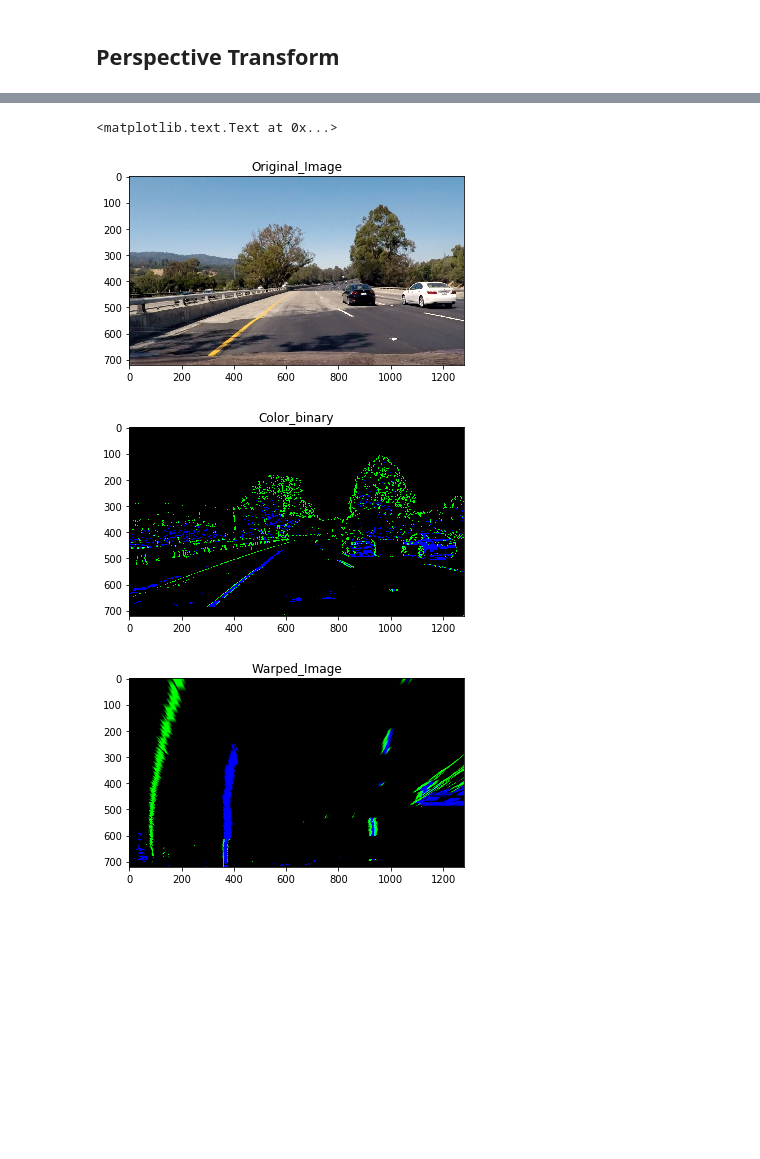
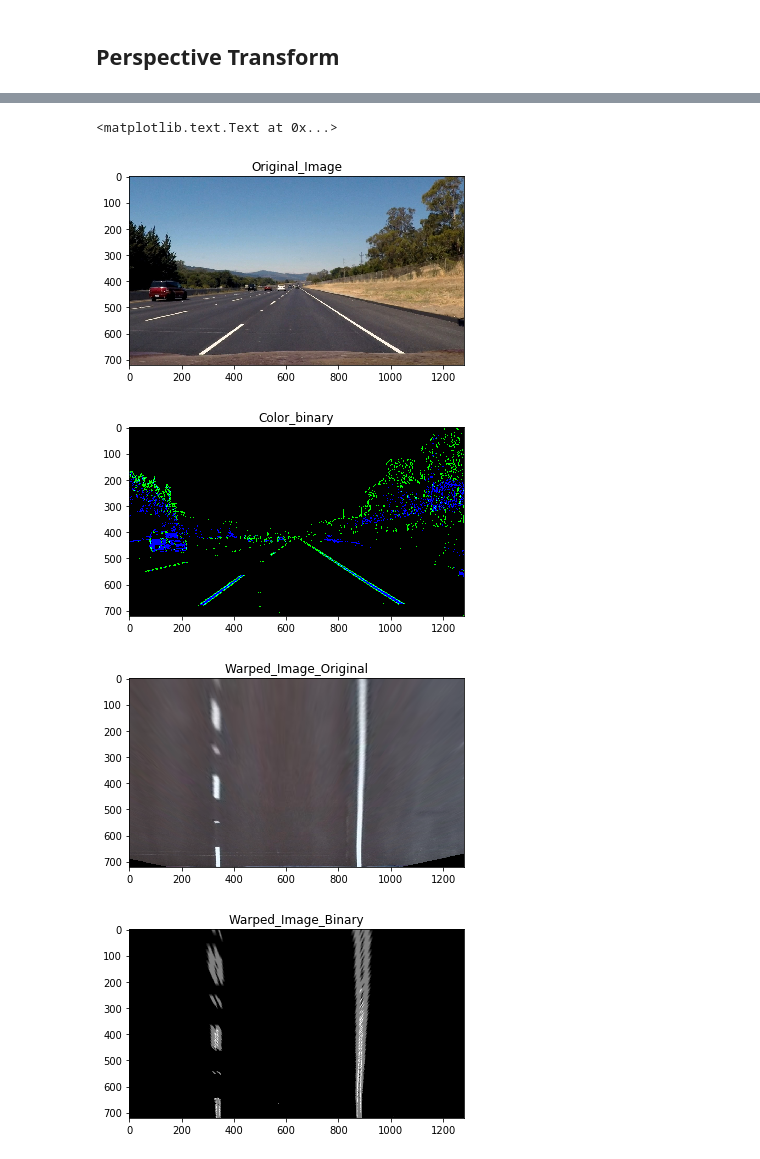
Before and after one commit to OwenHua666/CarND-Advanced-Lane-Lines, a Jupyter notebook: Advanced_Lane_Detection_Notebook.ipynb, the cells around one changed output, grey strips where cells are left out. Drawn from its saved outputs; the diff is of its cells as text; code cells hidden in the pictures; blank space fills up the shorter version.

Commit message:
Update on model and test video. I need to improve the model by my notes.

```diff
--- a/Advanced_Lane_Detection_Notebook.ipynb
+++ b/Advanced_Lane_Detection_Notebook.ipynb
@@ -179,18 +179,19 @@ def region_of_interest(img, vertices):
     """
     #defining a blank mask to start with
     mask = np.zeros_like(img)
-
     #defining a 3 channel or 1 channel color to fill the mask with depending on the input image
     if len(img.shape) > 2:
         channel_count = img.shape[2]  # i.e. 3 or 4 depending on your image
         ignore_mask_color = (255,) * channel_count
     else:
         ignore_mask_color = 255
-
     #filling pixels inside the polygon defined by "vertices" with the fill color
     cv2.fillPoly(mask, vertices, ignore_mask_color)
 
     #returning the image only where mask pixels are nonzero
+    plt.figure()
+    plt.title('test_mask')
+    plt.imshow(mask,cmap='gray')
     masked_image = cv2.bitwise_and(img, mask)
     return masked_image
 
@@ -225,22 +227,39 @@ plt.title('Warped_Image')
 # %%
 # Show a curved lane image and its warped version
-image = cv2.imread('test_images/test4.jpg')
+input_image = 'straight_lines2'
+image = cv2.imread('test_images/'+input_image+'.jpg')
 image_copy = np.copy(image)
 plt.figure()
 plt.imshow(cv2.cvtColor(image_copy,cv2.COLOR_BGR2RGB))
 plt.title('Original_Image')
-# vertices = np.array([[(x1,y1), (x2,y2), (x3,y3), (x4,y4)]], dtype=np.int32)
-# masked_image = region_of_interest(image, vertices)
+
 color_binary = thsd_enfs_pipeline(image, s_thresh, sx_thresh, mtx, dist)
 plt.figure()
 plt.imshow(color_binary)
 plt.title('Color_binary')
-warped_image, M = pers_trans(color_binary, src, offset, img_size)
+warped_image_binary, M = pers_trans(color_binary, src, offset, img_size)
+warped_image_original, M = pers_trans(image_copy, src, offset, img_size)
+
+warped_image_binary = warped_image_binary[:,:,1]+warped_image_binary[:,:,2]
+"""
+# Apply the mask on the edge image
+vertices = np.array([[(200,imshape[1]), (200,0), (1150,0), (1150,imshape[1])]], dtype=np.int32)
+warped_image_original = region_of_interest(warped_image_original, vertices)
+warped_image_binary = region_of_interest(warped_image_binary[:,:,1]+warped_image_binary[:,:,2], vertices)
+ """
+# Mask out the region on the left and right edges of image. Assume the vehicle keeps
+# driving around the middle line of the lane.
+warped_image_binary[:,0:200]=0
+warped_image_binary[:,1100:]=0
 plt.figure()
-plt.imshow(warped_image)
-plt.title('Warped_Image')
+plt.imshow(warped_image_original)
+plt.title('Warped_Image_Original')
+plt.figure()
+plt.imshow(warped_image_binary, cmap = 'gray')
+plt.title('Warped_Image_Binary')
 # %% [output]
 <matplotlib.text.Text at 0x...>
-[figure, old version]
+[figure, new version]
-[figure, old version]
+[figure, new version]
-[figure, old version]
+[figure, new version]
+[figure, added]
```
Also changed, not shown: parts of 15 cells of this notebook, 9 other files.
